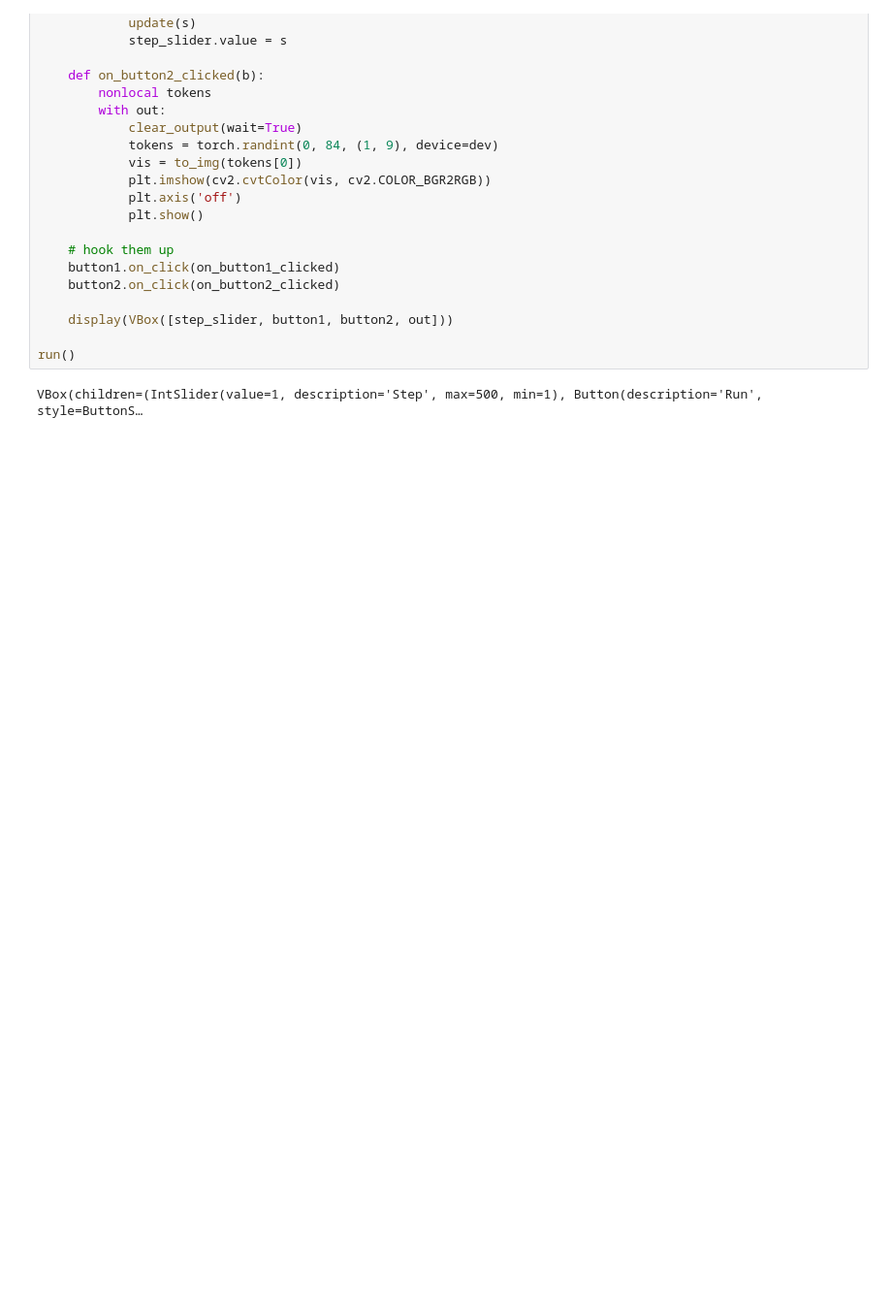
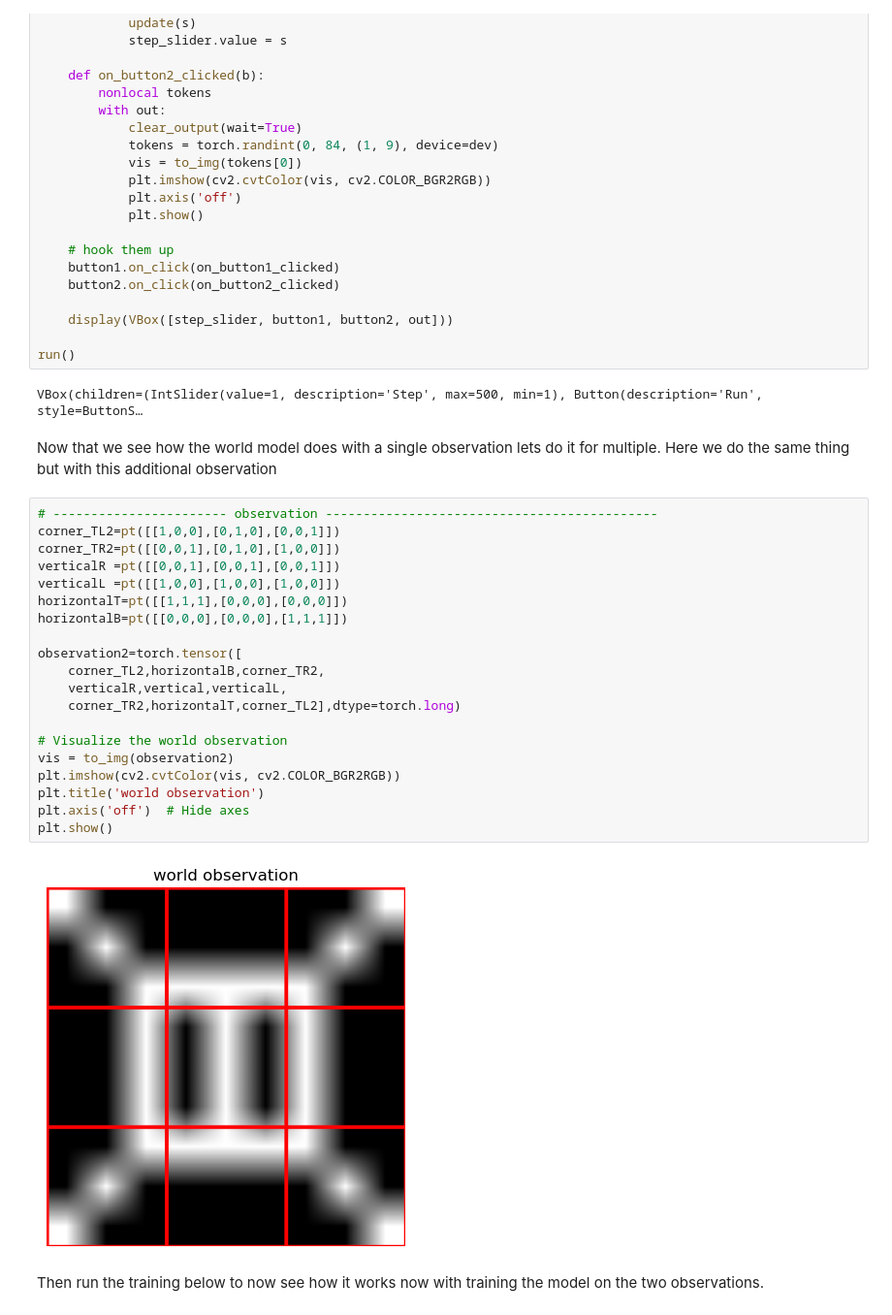
Before and after one commit to awbrown90/discrete-diffusion, a Jupyter notebook: world_models_discrete_diffusion.ipynb, the cells around one changed output. Shown at 97% size. Drawn from its saved outputs; the diff is of its cells as text; blank space fills up the shorter version.

```diff
--- a/world_models_discrete_diffusion.ipynb
+++ b/world_models_discrete_diffusion.ipynb
@@ -337,3 +337,29 @@ def run(max_steps=500, seed=0):
 run()
 # %% [output]
 VBox(children=(IntSlider(value=1, description='Step', max=500, min=1), Button(description='Run', style=ButtonS…
+# %% [markdown]
+Now that we see how the world model does with a single observation lets do it for multiple. Here we do the same thing but with this additional observation
+# %%
+# ----------------------- observation --------------------------------------------
+corner_TL2=pt([[1,0,0],[0,1,0],[0,0,1]])
+corner_TR2=pt([[0,0,1],[0,1,0],[1,0,0]])
+verticalR =pt([[0,0,1],[0,0,1],[0,0,1]])
+verticalL =pt([[1,0,0],[1,0,0],[1,0,0]])
+horizontalT=pt([[1,1,1],[0,0,0],[0,0,0]])
+horizontalB=pt([[0,0,0],[0,0,0],[1,1,1]])
+
+observation2=torch.tensor([
+    corner_TL2,horizontalB,corner_TR2,
+    verticalR,vertical,verticalL,
+    corner_TR2,horizontalT,corner_TL2],dtype=torch.long)
+
+# Visualize the world observation
+vis = to_img(observation2)
+plt.imshow(cv2.cvtColor(vis, cv2.COLOR_BGR2RGB))
+plt.title('world observation')
+plt.axis('off')  # Hide axes
+plt.show()
+# %% [output]
+[figure, added]
+# %% [markdown]
+Then run the training below to now see how it works now with training the model on the two observations.
```
Also changed, not shown: parts of 3 cells of this notebook.
